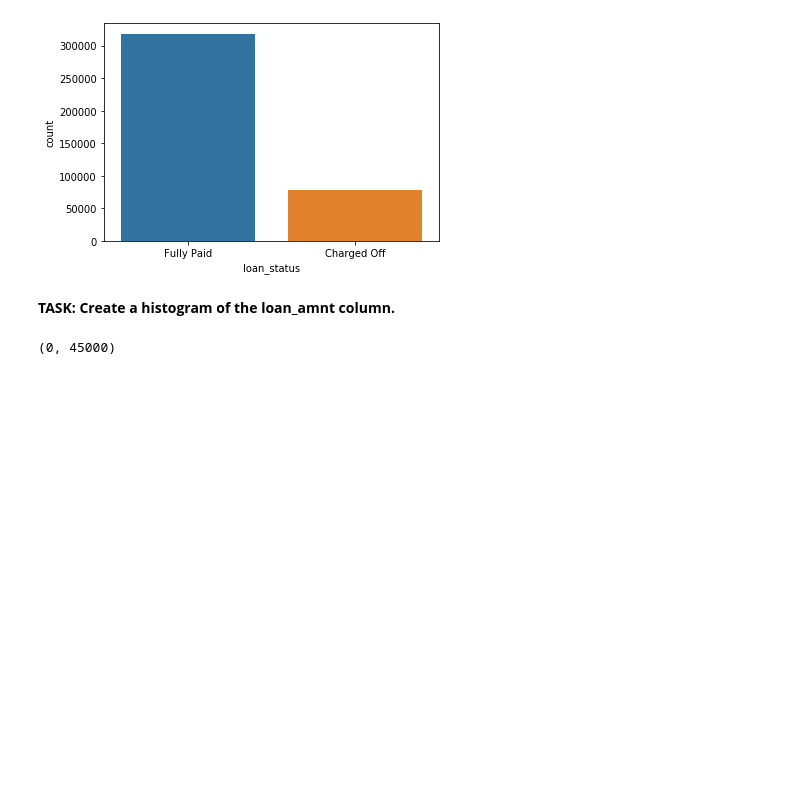
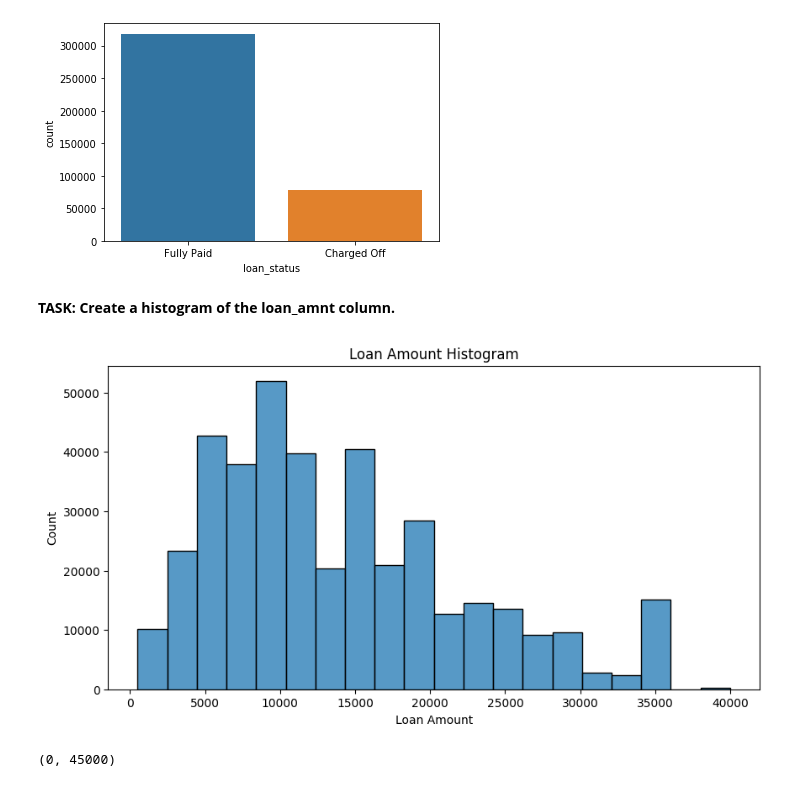
Before and after one commit to HamzaRadaideh/DL, a Jupyter notebook: Project.ipynb, the cells around one changed output. Saved outputs shown, nothing was run; the diff lists cells and outputs as text; code cells hidden in the pictures; blank space fills up the shorter version.

```diff
--- a/Project.ipynb
+++ b/Project.ipynb
@@ -255,3 +340,14 @@ memory usage: 81.6+ MB
+# %%
+# CODE HERE
+
+# Histogram of loan_amnt
+plt.figure(figsize=(10, 5))
+sns.histplot(df['loan_amnt'], bins=20)
+plt.title('Loan Amount Histogram')
+plt.xlabel('Loan Amount')
+plt.show()
+# %% [output]
+[figure, added]
 # %%
 # %% [output]
 (0, 45000)
```
Also changed, not shown: parts of 138 cells of this notebook, 4 other files.
